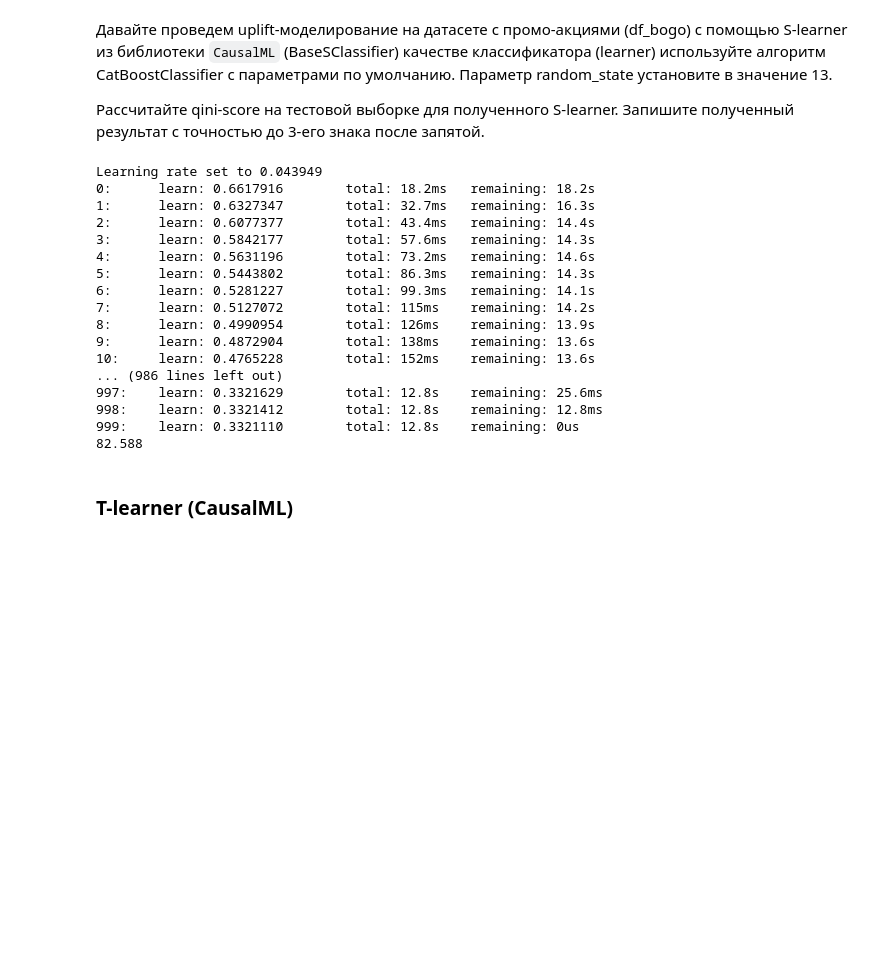
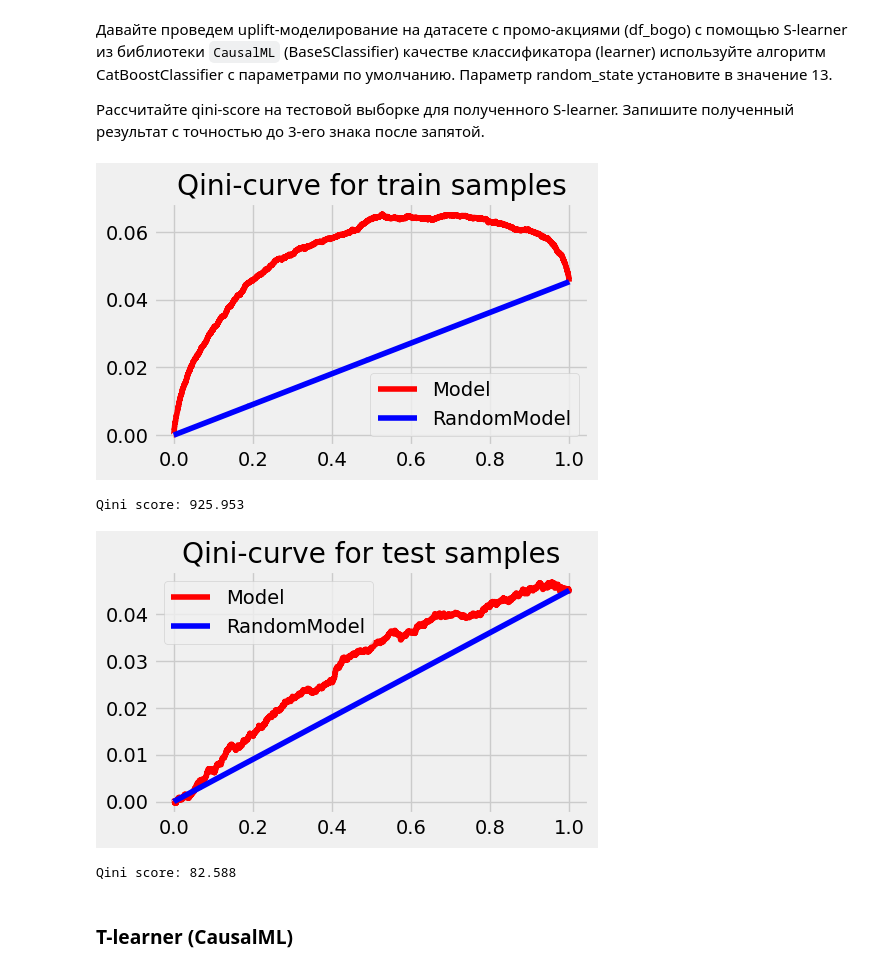
Before and after one commit to tgorbunov/sf_data_science, a Jupyter notebook: Skillfactory_ML/Advanced Topics in Data Science/DS-ADD-5._r_S-T-learners.ipynb, the cells around one changed output. Saved outputs shown, nothing was run; the diff lists cells and outputs as text; code cells hidden in the pictures; blank space fills up the shorter version.

```diff
--- a/Skillfactory_ML/Advanced Topics in Data Science/DS-ADD-5._r_S-T-learners.ipynb
+++ b/Skillfactory_ML/Advanced Topics in Data Science/DS-ADD-5._r_S-T-learners.ipynb
@@ -527,54 +527,36 @@ df_bogo_train.head()
 Давайте проведем uplift-моделирование на датасете с промо-акциями (df_bogo) с помощью S-learner из библиотеки `CausalML` (BaseSClassifier) качестве классификатора (learner) используйте алгоритм CatBoostClassifier с параметрами по умолчанию. Параметр random_state установите в значение 13.
 
 Рассчитайте qini-score на тестовой выборке для полученного S-learner. Запишите полученный результат с точностью до 3-его знака после запятой.
-# %%
-# S-learner (CausalML) для df_bogo
-s_learner = BaseSClassifier(learner=CatBoostClassifier(random_state=13))
-
-s_learner.fit(
-    X=df_bogo_train[feature_cols],
-    treatment=df_bogo_train[treatment_col],
-    y=df_bogo_train[target_col]
-)
-
-# Uplift-предсказания на тестовой выборке
-uplift_vals = s_learner.predict(np.array(df_bogo_test[feature_cols].values.copy()))
-df_bogo_test['uplift_score'] = np.ravel(uplift_vals)
-
-# Расчет qini-score на тесте
-ranked = df_bogo_test.sort_values('uplift_score', ascending=False).copy()
-N_c = (ranked['target_class'] <= 1).sum()
-N_t = (ranked['target_class'] >= 2).sum()
-
-ranked['n_c1'] = (ranked['target_class'] == 1).astype(int)
-ranked['n_t1'] = (ranked['target_class'] == 3).astype(int)
-ranked['n_c1/nc'] = ranked['n_c1'].cumsum() / N_c
-ranked['n_t1/nt'] = ranked['n_t1'].cumsum() / N_t
-ranked['uplift'] = np.round(ranked['n_t1/nt'] - ranked['n_c1/nc'], 5)
-ranked['random_uplift'] = np.round(
-    ranked['uplift_score'].rank(pct=True, ascending=False) * ranked['uplift'].iloc[-1], 5
-)
-
-qini_score_test = (ranked['uplift'] - ranked['random_uplift']).sum()
-print(round(qini_score_test, 3))
-# %% [output]
-Learning rate set to 0.043949
-0:      learn: 0.6617916        total: 18.2ms   remaining: 18.2s
-1:      learn: 0.6327347        total: 32.7ms   remaining: 16.3s
-2:      learn: 0.6077377        total: 43.4ms   remaining: 14.4s
-3:      learn: 0.5842177        total: 57.6ms   remaining: 14.3s
-4:      learn: 0.5631196        total: 73.2ms   remaining: 14.6s
-5:      learn: 0.5443802        total: 86.3ms   remaining: 14.3s
-6:      learn: 0.5281227        total: 99.3ms   remaining: 14.1s
-7:      learn: 0.5127072        total: 115ms    remaining: 14.2s
-8:      learn: 0.4990954        total: 126ms    remaining: 13.9s
-9:      learn: 0.4872904        total: 138ms    remaining: 13.6s
-10:     learn: 0.4765228        total: 152ms    remaining: 13.6s
-... (986 lines left out)
-997:    learn: 0.3321629        total: 12.8s    remaining: 25.6ms
-998:    learn: 0.3321412        total: 12.8s    remaining: 12.8ms
-999:    learn: 0.3321110        total: 12.8s    remaining: 0us
-82.588
+# %%
+# Импортируем S-learner
+from causalml.inference.meta import BaseSClassifier
+
+# Давайте по данным построим S-learner
+
+# Создадим базовый S-learner
+s_learner = BaseSClassifier(learner=CatBoostClassifier(random_seed=13, verbose=0))
+
+# Для обучения нам нужны датафрейм с факторами, колонка с фактом воздействия
+s_learner.fit(X=df_bogo_train[feature_cols],
+              treatment=df_bogo_train[treatment_col],
+              y=df_bogo_train[target_col])
+
+# Сделаем предсказание uplift-эффекта на обучающей выборке
+uplift_vals = s_learner.predict(np.array(df_bogo_train[feature_cols].values.copy()))
+df_bogo_train['uplift_score'] = uplift_vals
+
+# Сделаем предсказание uplift-эффекта на тестовой выборке
+uplift_vals = s_learner.predict(np.array(df_bogo_test[feature_cols].values.copy()))
+df_bogo_test['uplift_score'] = uplift_vals
+
+# Мы получили какие-то значения в рамках решения задачи классификации, давайте посмотрим на qini score
+qini_df(df_bogo_train, title='train')
+qini_df(df_bogo_test, title='test')
+# %% [output]
+[figure, added]
+Qini score: 925.953
+[figure, added]
+Qini score: 82.588
 # %% [markdown]
 ### T-learner (CausalML)
 # %% [markdown]
```
Also changed, not shown: parts of 3 cells of this notebook, 8 other files.
